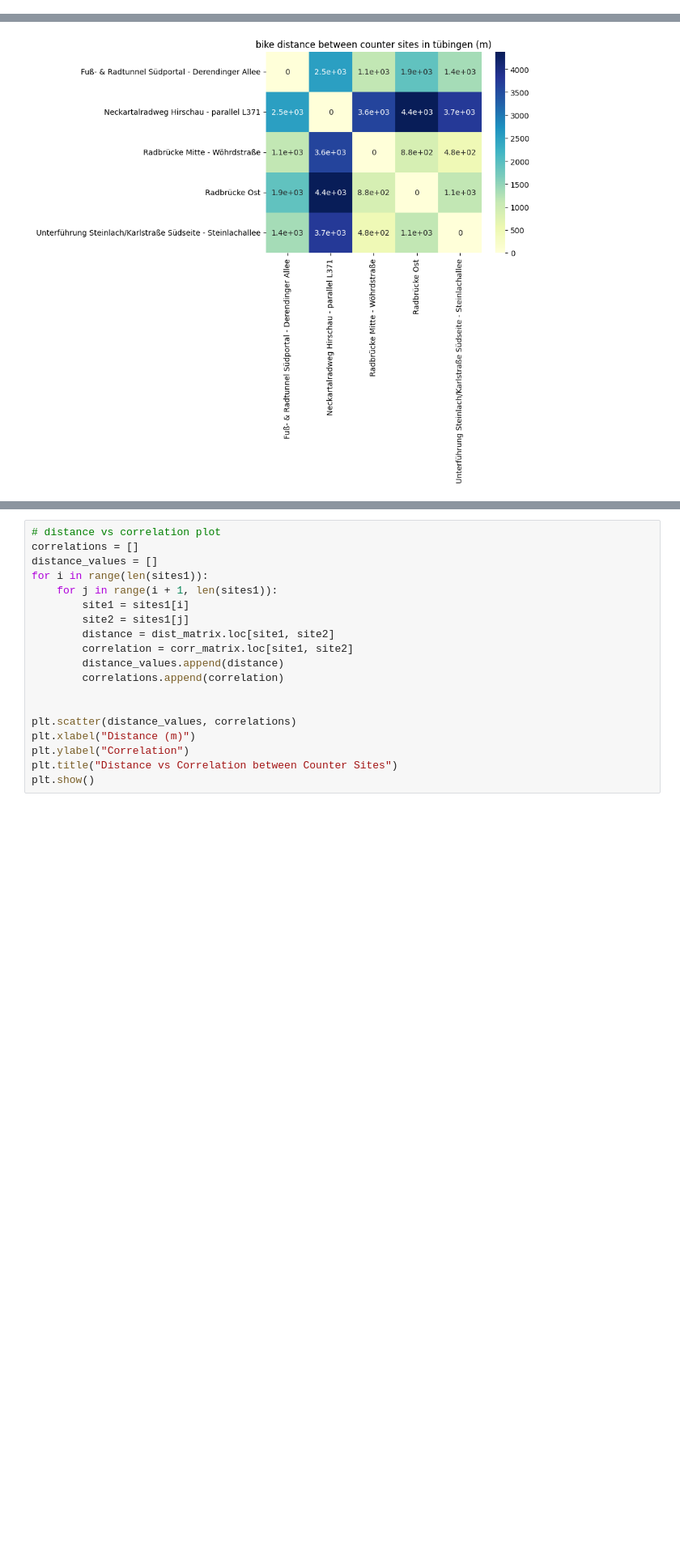
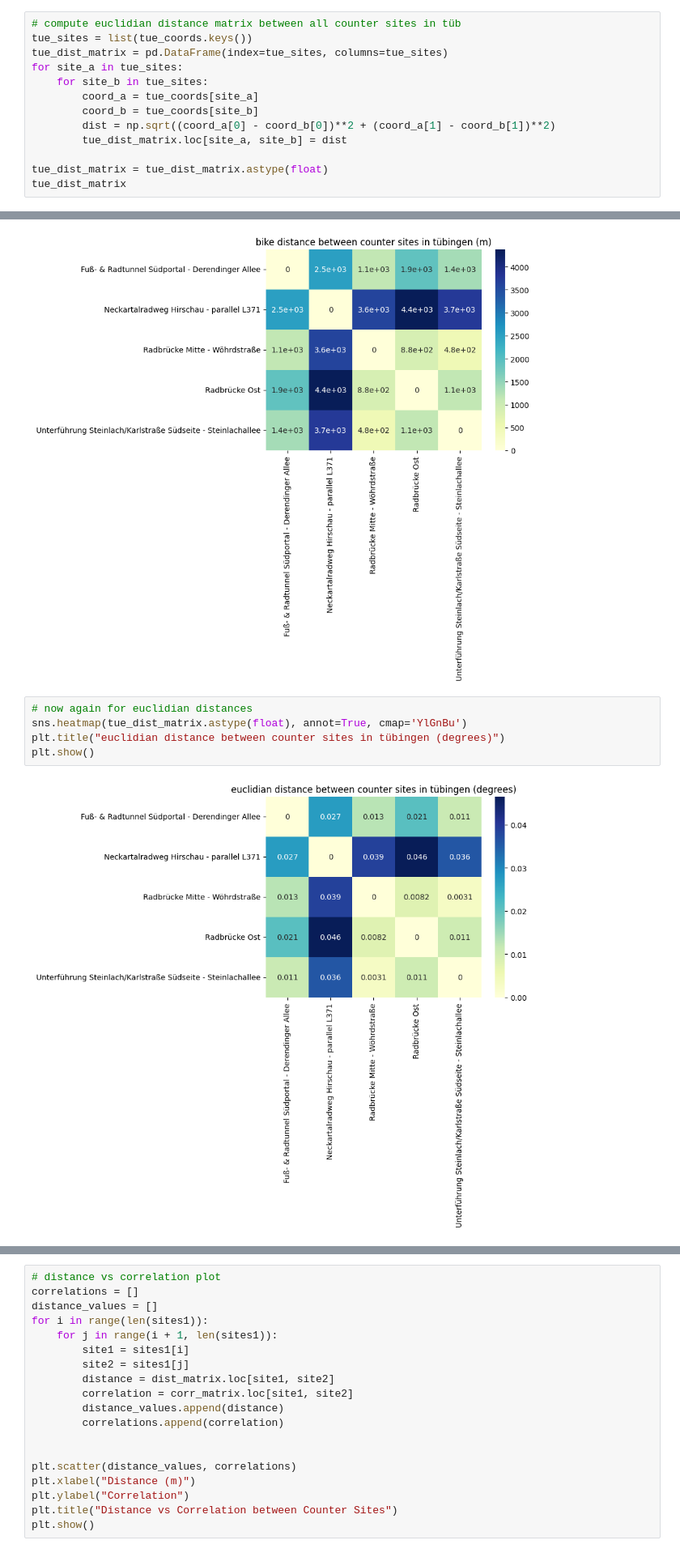
Before and after one commit to cleesee/fahrradzaehler, a Jupyter notebook: maps.ipynb, the cells around one changed output, grey strips where cells are left out. Shown at 81% size. Drawn from its saved outputs; the diff is of its cells as text; blank space fills up the shorter version.

```diff
--- a/maps.ipynb
+++ b/maps.ipynb
@@ -64,3 +64,16 @@ tue_coords
  'Radbrücke Ost': (np.float64(48.51824), np.float64(9.06905)),
  'Unterführung Steinlach/Karlstraße Südseite - Steinlachallee': (np.float64(48.515434),
   np.float64(9.058865))}
+# %%
+# compute euclidian distance matrix between all counter sites in tüb
+tue_sites = list(tue_coords.keys())
+tue_dist_matrix = pd.DataFrame(index=tue_sites, columns=tue_sites)
+for site_a in tue_sites:
+    for site_b in tue_sites:
+        coord_a = tue_coords[site_a]
+        coord_b = tue_coords[site_b]
+        dist = np.sqrt((coord_a[0] - coord_b[0])**2 + (coord_a[1] - coord_b[1])**2)
+        tue_dist_matrix.loc[site_a, site_b] = dist
+
+tue_dist_matrix = tue_dist_matrix.astype(float)
+tue_dist_matrix
@@ -156,3 +198,10 @@ plt.title("bike distance between counter sites in tübingen (m)")
 plt.show()
 # %% [output]
 [figure]
+# %%
+# now again for euclidian distances
+sns.heatmap(tue_dist_matrix.astype(float), annot=True, cmap='YlGnBu')
+plt.title("euclidian distance between counter sites in tübingen (degrees)")
+plt.show()
+# %% [output]
+[figure, added]
```
Also changed, not shown: parts of 5 cells of this notebook.
